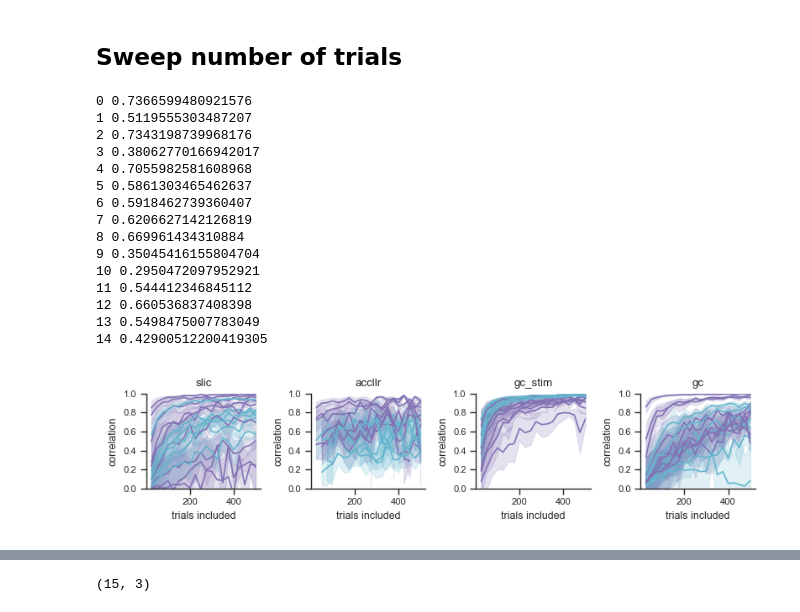
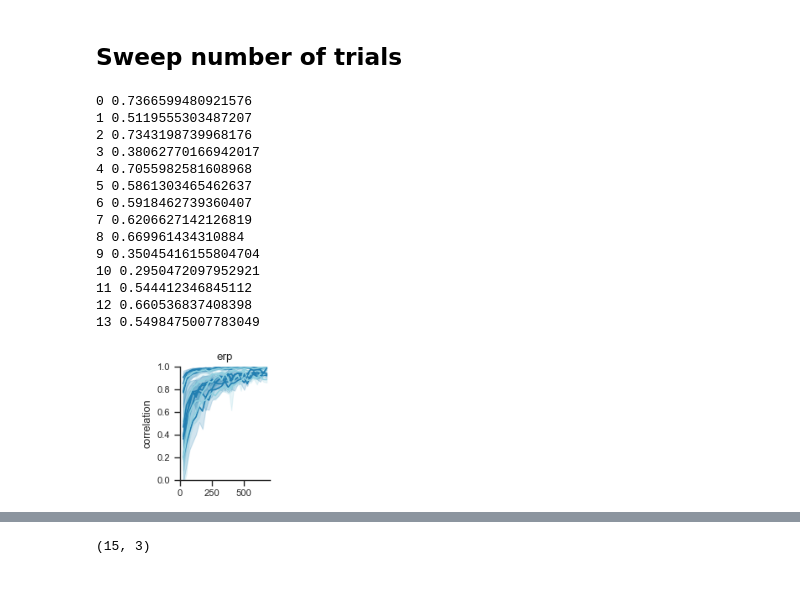
Before and after one commit to leoscholl/ecog_opto_connectivity, a Jupyter notebook: 4_longitude.ipynb, the cells around one changed output, grey strips where cells are left out. Cells and saved outputs as stored; diff of their text form; code cells hidden in the pictures; blank space fills up the shorter version.

```diff
--- a/4_longitude.ipynb
+++ b/4_longitude.ipynb
@@ -759,27 +759,38 @@ similarity_itpc = data['itpc']
 similarity_gc = data['gc']
 similarity_gc_stim = data['gc_stim']
 similarity_slic = data['slic']
+similarity_erp = data['erp']
 mean_similarity_accllr = [[np.mean(s) for s in p] for p in similarity_accllr]
 mean_similarity_itpc = [[np.mean(s) for s in p] for p in similarity_itpc]
 mean_similarity_gc = [[np.mean(s) for s in p] for p in similarity_gc]
 mean_similarity_gc_stim = [[np.mean(s) for s in p] for p in similarity_gc_stim]
 mean_similarity_slic = [[np.mean(s) for s in p] for p in similarity_slic]
-erp_maps = data['erp']
+mean_similarity_erp = [[np.mean(s) for s in p] for p in similarity_erp]
+erp_maps = data['erp_all']
 # %%
 level = 0.75
+near_max_erp = []
 near_max_slic = []
 near_max_gc = []
 near_max_gc_stim = []
 near_max_accllr = []
+max_erp = []
 max_slic = []
 max_gc = []
 max_gc_stim = []
 max_accllr = []
+rng_erp = []
 rng_slic = []
 rng_gc = []
 rng_gc_stim = []
 rng_accllr = []
-for idx in range(len(mean_similarity_gc)):
+for idx in range(len(mean_similarity_erp)):
+    max_erp.append(np.nanmax(mean_similarity_erp[idx]))
+    thr_erp = np.nanmax(mean_similarity_erp[idx]) * level
+    idx_erp = np.where(mean_similarity_erp[idx] >= thr_erp)[0][0]
+    near_max_erp.append(trial_sizes[idx_erp])
+    rng_erp.append(np.nanmax(mean_similarity_erp[idx])-np.nanmin(mean_similarity_erp[idx]))
+
     max_slic.append(np.nanmax(mean_similarity_slic[idx]))
     thr_slic = np.nanmax(mean_similarity_slic[idx]) * level
     idx_slic = np.where(mean_similarity_slic[idx] >= thr_slic)[0][0]
@@ -827,33 +838,34 @@ for idx in range(len(erp_maps)):
 11 0.544412346845112
 12 0.660536837408398
 13 0.5498475007783049
-14 0.42900512200419305
+# %%
+max_size = 700
+trial_sizes = list(range(25,max_size,25)) # list(range(1,1501,50))
 # %%
 # Plot all together
-colors = ['c', 'm']
-plt.figure(figsize=(8,2))
-for idx, label in enumerate(['slic', 'accllr', 'gc_stim', 'gc']):
-    plt.subplot(1,4,idx+1)
+colors = [color_monkey_1, color_monkey_2]
+plt.figure(figsize=(8,1.75))
+for idx, label in enumerate(['erp']):
+    plt.subplot(1,5,idx+1)
 
     for similarity, subj_idx in zip(data[label], data['subject']):
         mean_similarity = np.array([np.mean(s) for s in similarity])
         std_similarity = np.array([np.std(s) for s in similarity])
         subj_color = colors[1] if subj_idx=='affi' else colors[0]
 
         y1 = mean_similarity-std_similarity
         y2 = mean_similarity+std_similarity
         plt.fill_between(trial_sizes, y1, y2, color=subj_color, alpha=0.2)
         plt.plot(trial_sizes, mean_similarity, subj_color)
         plt.ylim(0,1)
+        plt.xlim(0,700)
         plt.xlabel('trials included')
         plt.ylabel('correlation')
         plt.title(label)
 
     sns.despine()
 
-plt.tight_layout()
-
 filename = f'trial_sizes_all.svg'
 aopy.visualization.savefig(fig_dir, filename)
 # %% [output]
-[figure, old version]
+[figure, new version]
```
Also changed, not shown: parts of 5 cells of this notebook, 46 other files.
